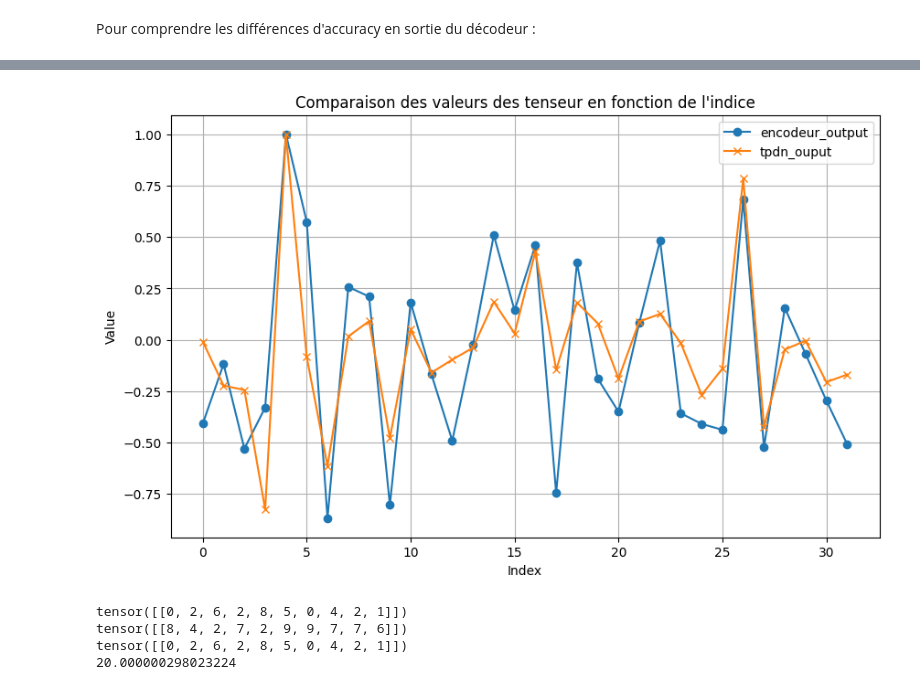
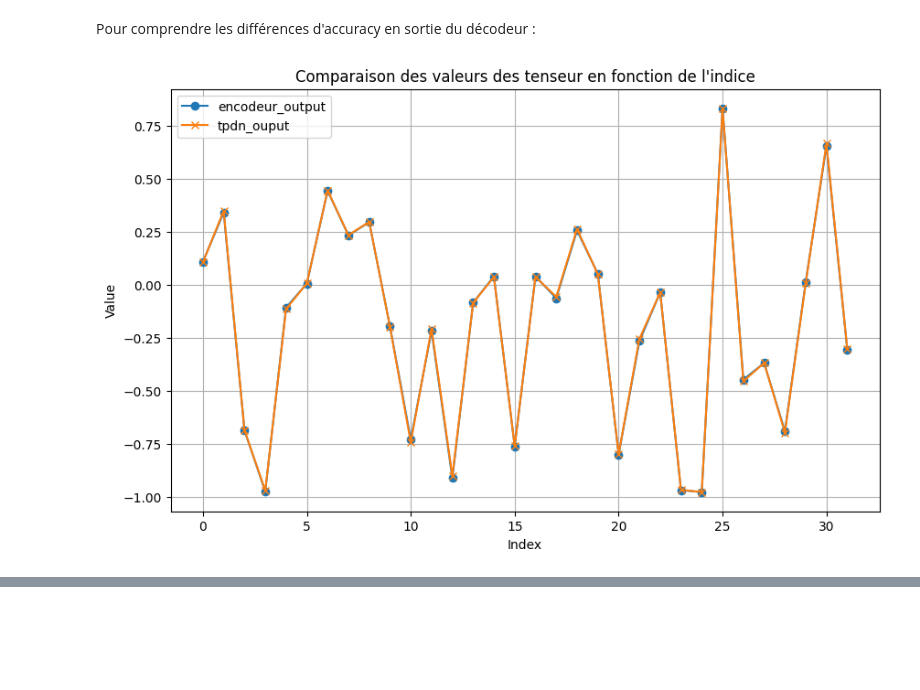
Before and after one commit to baptxste/projet_3A, a Jupyter notebook: partie1.ipynb, the cells around one changed output, grey strips where cells are left out. Drawn from its saved outputs; the diff is of its cells as text; code cells hidden in the pictures; blank space fills up the shorter version.

```diff
--- a/partie1.ipynb
+++ b/partie1.ipynb
@@ -213,0 +247,9 @@ Epoch 29999/30000, Loss: 0.0000, Accuracy: 10.00%
+# %%
+def generate_data(batch_size, seq_len, input_size):
+    data = torch.randint(0, input_size, (batch_size, seq_len))  # fillers
+    roles = torch.arange(seq_len).unsqueeze(0).expand(batch_size, -1)  # rôles
+    return data, roles
+
+for _ in range(10):
+    data, roles = generate_data(batch_size, seq_len, input_size)
+    print(data)
@@ -288,29 +341,29 @@ Pour comprendre les différences d'accuracy en sortie du décodeur :
 # %%
 
 
-class GRUDecoder(nn.Module):
-    def __init__(self, emb_size, hidden_size, output_size):
-        super().__init__()
-        self.hidden_size = hidden_size
-        self.num_layers = 1
-        self.rnn = nn.GRU(hidden_size, hidden_size, batch_first=True)
-        self.out = nn.Linear(hidden_size, output_size)
-        self.softmax = nn.LogSoftmax(dim=-1)
+# class GRUDecoder(nn.Module):
+#     def __init__(self, emb_size, hidden_size, output_size):
+#         super().__init__()
+#         self.hidden_size = hidden_size
+#         self.num_layers = 1
+#         self.rnn = nn.GRU(hidden_size, hidden_size, batch_first=True)
+#         self.out = nn.Linear(hidden_size, output_size)
+#         self.softmax = nn.LogSoftmax(dim=-1)
 
-    def forward(self, hidden, output_len):
-        """
-        hidden : Dernier état caché de l'encodeur (1, batch_size, hidden_dim).
-        """
-        batch_size = hidden.size(1)
-        outputs = []
-        input_t = torch.zeros(batch_size, 1, self.hidden_size)  # Entrée initiale
-        for step in range(output_len):
-            output, hidden = self.rnn(input_t, hidden)
-            output = self.out(output)  # (batch_size, 1, output_size)
-            output = self.softmax(output)
-            outputs.append(output.squeeze(1))  # (batch_size, output_size)
-            print(f"Step {step + 1}/{output_len}: Output Distribution = {output.squeeze(1).detach()}")
-        return torch.stack(outputs, dim=1)  # (batch_size, seq_len, output_size)
+#     def forward(self, hidden, output_len):
+#         """
+#         hidden : Dernier état caché de l'encodeur (1, batch_size, hidden_dim).
+#         """
+#         batch_size = hidden.size(1)
+#         outputs = []
+#         input_t = torch.zeros(batch_size, 1, self.hidden_size)  # Entrée initiale
+#         for step in range(output_len):
+#             output, hidden = self.rnn(input_t, hidden)
+#             output = self.out(output)  # (batch_size, 1, output_size)
+#             output = self.softmax(output)
+#             outputs.append(output.squeeze(1))  # (batch_size, output_size)
+#             print(f"Step {step + 1}/{output_len}: Output Distribution = {output.squeeze(1).detach()}")
+#         return torch.stack(outputs, dim=1)  # (batch_size, seq_len, output_size)
 
 
 def generate_data(batch_size, seq_len, input_size):
@@ -329,34 +382,37 @@ output_size = 10
 seq_len = 10
 batch_size = 1 # Utiliser plusieurs exemples pour analyse
 
 # Charger les modèles déjà entraînés
-encoder = GRUEncoder(input_size, emb_size, hidden_size)
-encoder.load_state_dict(torch.load("./models/gru_enc.pth"))
+# encoder = GRUEncoder(input_size, emb_size, hidden_size)
+# encoder.load_state_dict(torch.load("./models/gru_enc.pth"))
 
 # tpdnencoder = TensorProductEncoder(n_roles=seq_len, n_fillers=seq_len, filler_dim=hidden_size, role_dim=hidden_size, hidden_size=hidden_size)
 # tpdnencoder.load_state_dict(torch.load("./models/tpdn_gru.pth"))
 
-decoder = GRUDecoder(emb_size, hidden_size, output_size)
-decoder.load_state_dict(torch.load("./models/gru_dec.pth"))
+tpdnencoder = torch.load('test.pth')
 
+# decoder = GRUDecoder(emb_size, hidden_size, output_size)
+# decoder.load_state_dict(torch.load("./models/gru_dec.pth"))
+decoder = torch.load("./models/gru_dec.pth")
 encoder.eval()
 tpdnencoder.eval()
 decoder.eval()
 
 ### TEST
 data, roles = generate_data(batch_size, seq_len, input_size)
 
 encoder_outputs = encoder(data)  # (seq_len, batch_size, hidden_size)
 tpdn_outputs = tpdnencoder(data, roles)  # (batch_size, hidden_size)
 
 seq_len_tensor = torch.tensor([seq_len])
 
 reconstructed_tpdn = decoder(tpdn_outputs.unsqueeze(0), seq_len_tensor)
 reconstructed_gru = decoder(encoder_outputs, seq_len_tensor)
 
 plot_tensors(encoder_outputs.squeeze(0)  , tpdn_outputs, labels = ("encodeur_output","tpdn_ouput"))
 print(data)
 print(reconstructed_tpdn.argmax(dim=-1))
 print(reconstructed_gru.argmax(dim=-1))
 print( precision(reconstructed_x, data))
 # %% [output]
+[figure, new version]
@@ -380,5 +422,0 @@ Step 10/tensor([10]): Output Distribution = tensor([[-4.1582e+01, -3.8640e-04, -
-[figure, old version]
-tensor([[0, 2, 6, 2, 8, 5, 0, 4, 2, 1]])
-tensor([[8, 4, 2, 7, 2, 9, 9, 7, 7, 6]])
-tensor([[0, 2, 6, 2, 8, 5, 0, 4, 2, 1]])
-20.000000298023224
```
Also changed, not shown: parts of 6 cells of this notebook, 9 other files.
